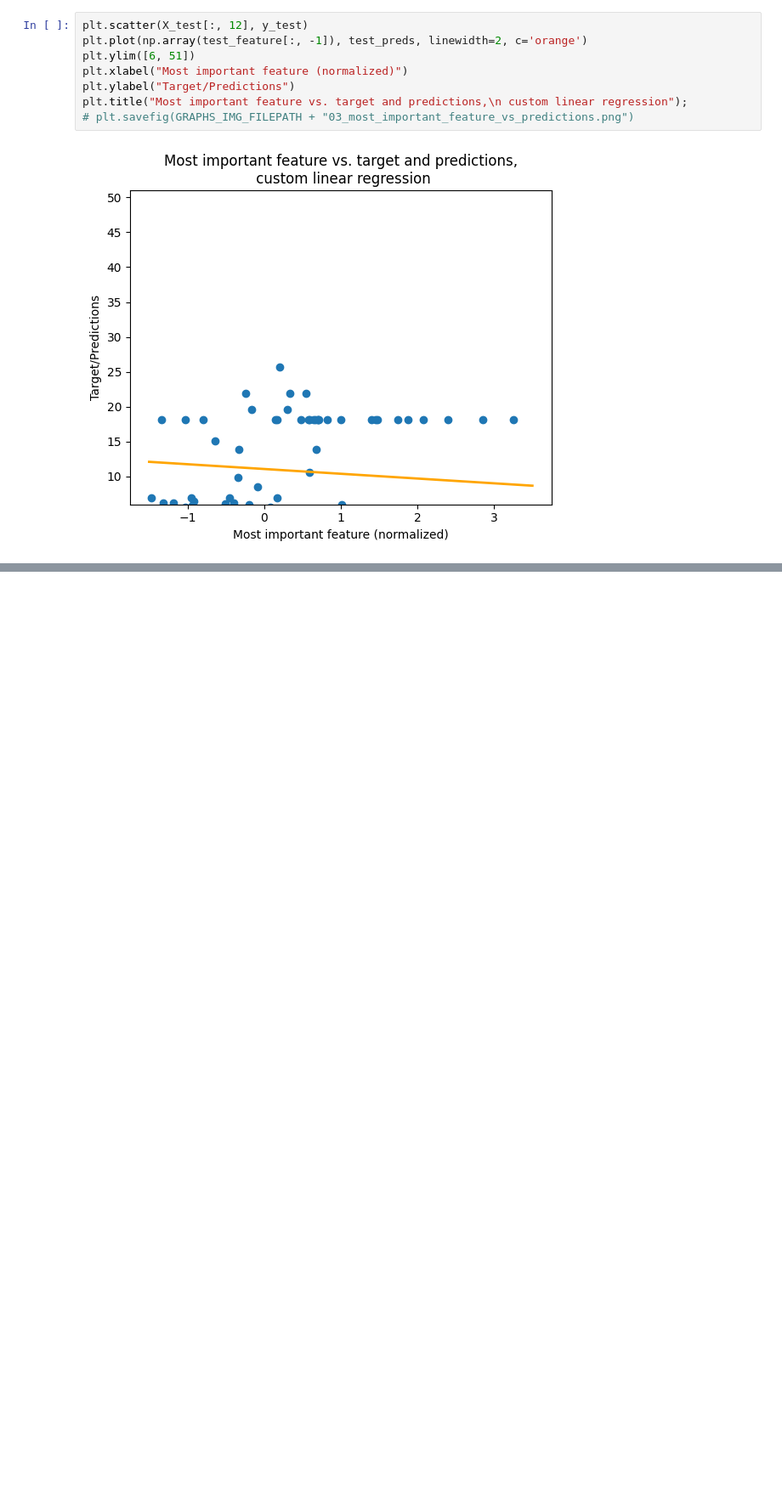
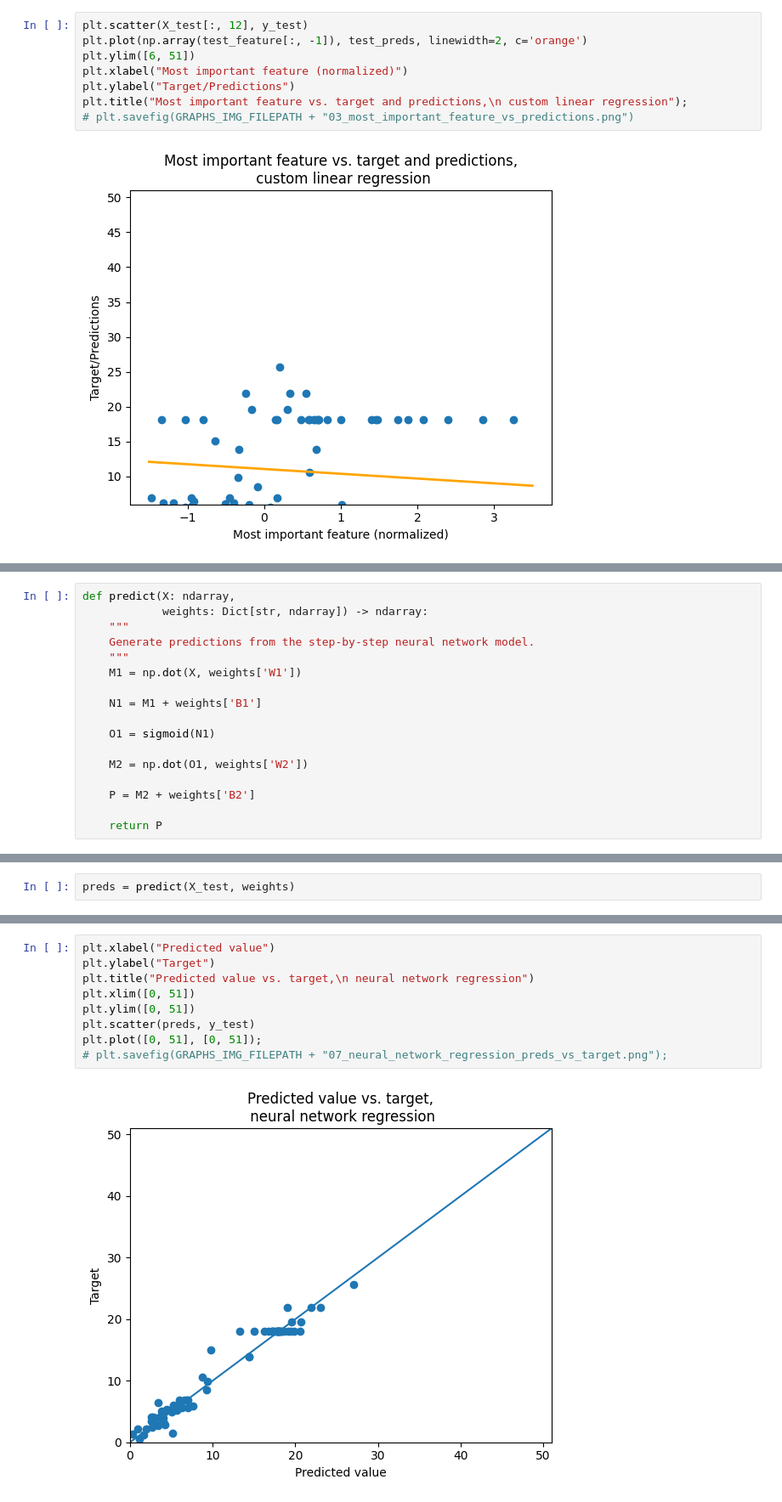
Before and after one commit to navono/keep_learning, a Jupyter notebook: ml/dl/00_neuralNet/00_from_scratch/02_Fundamentals.ipynb, the cells around one changed output, grey strips where cells are left out. Shown: that part at 85% size. Drawn from its saved outputs; the diff is of its cells as text; blank space fills up the shorter version.

```diff
--- a/ml/dl/00_neuralNet/00_from_scratch/02_Fundamentals.ipynb
+++ b/ml/dl/00_neuralNet/00_from_scratch/02_Fundamentals.ipynb
@@ -542,0 +728,17 @@ plt.title("Most important feature vs. target and predictions,\n custom linear re
+# %%
+def predict(X: ndarray,
+            weights: Dict[str, ndarray]) -> ndarray:
+    """
+    Generate predictions from the step-by-step neural network model.
+    """
+    M1 = np.dot(X, weights['W1'])
+
+    N1 = M1 + weights['B1']
+
+    O1 = sigmoid(N1)
+
+    M2 = np.dot(O1, weights['W2'])
+
+    P = M2 + weights['B2']
+
+    return P
@@ -542,0 +859,2 @@ plt.title("Most important feature vs. target and predictions,\n custom linear re
+# %%
+preds = predict(X_test, weights)
@@ -542,0 +893,11 @@ plt.title("Most important feature vs. target and predictions,\n custom linear re
+# %%
+plt.xlabel("Predicted value")
+plt.ylabel("Target")
+plt.title("Predicted value vs. target,\n neural network regression")
+plt.xlim([0, 51])
+plt.ylim([0, 51])
+plt.scatter(preds, y_test)
+plt.plot([0, 51], [0, 51]);
+# plt.savefig(GRAPHS_IMG_FILEPATH + "07_neural_network_regression_preds_vs_target.png");
+# %% [output]
+[figure, added]
```
Also changed, not shown: parts of 37 cells of this notebook, 5 other files.
